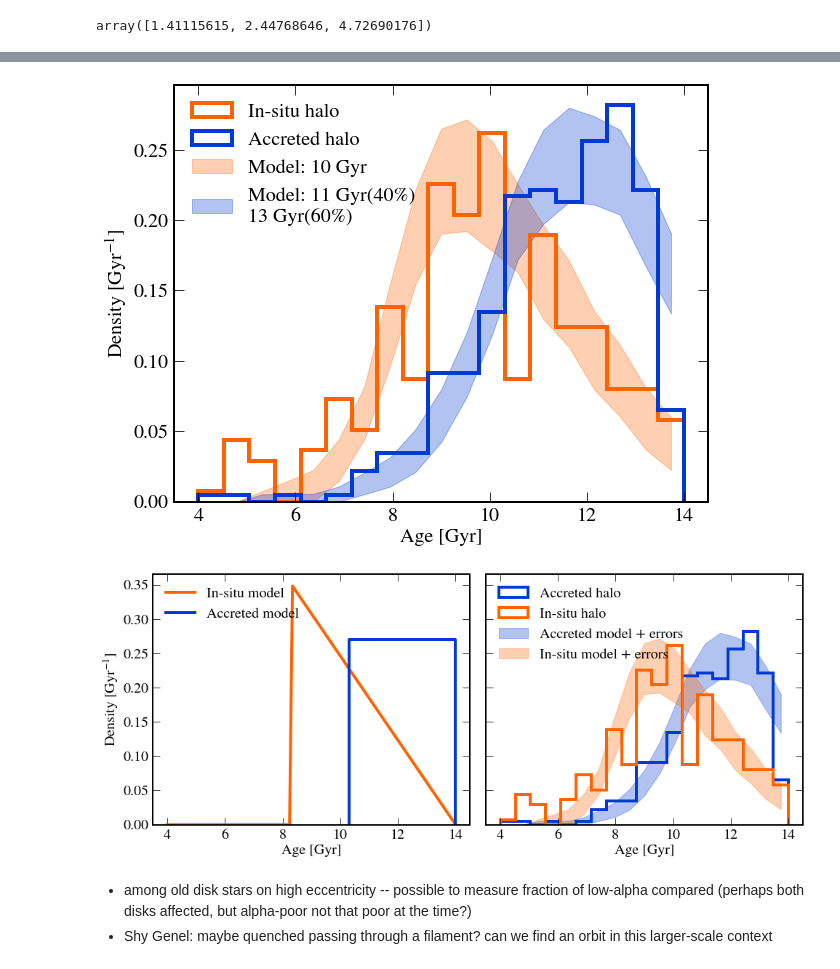
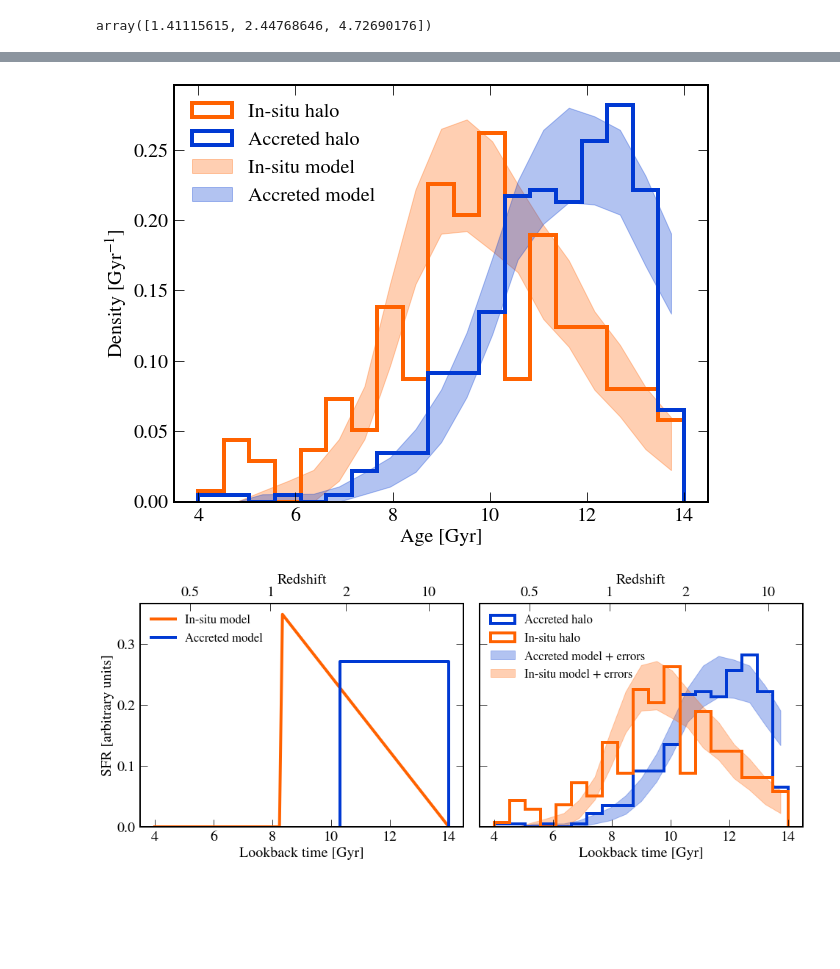
Before and after one commit to abonaca/mw_timing, a Jupyter notebook: notebooks/paper_figures.ipynb, the cells around one changed output, grey strips where cells are left out. Cells and saved outputs as stored; diff of their text form; code cells hidden in the pictures; blank space fills up the shorter version.

```diff
--- a/notebooks/paper_figures.ipynb
+++ b/notebooks/paper_figures.ipynb
@@ -251,0 +242,9 @@ plt.savefig('../paper/afeh_eccen_age.pdf')
+# %%
+from colossus.cosmology import cosmology
+cosmo = cosmology.setCosmology('planck18')
+# %%
+z = np.array([0.5,1,2,10])
+zlabel = [('%f' % x).rstrip('0').rstrip('.') for x in z]
+lookback = cosmo.lookbackTime(z)
+print(zlabel)
+print(lookback)
@@ -404,10 +366,10 @@ model_ins_dn, model_ins_up = np.percentile(h_age_ins, [16,84], axis=0)
 plt.figure(figsize=(9,7))
 
 plt.hist(obs_ins, bins=abins, color=orange, histtype='step', lw=4, density=True, label='In-situ halo')
-plt.fill_between(bcen, model_ins_dn, model_ins_up, color=orange, alpha=0.3, label='Model: 10 Gyr')
+plt.fill_between(bcen, model_ins_dn, model_ins_up, color=orange, alpha=0.3, label='In-situ model')
 
 plt.hist(obs_acc, bins=abins, color=blue, histtype='step', lw=4, density=True, label='Accreted halo')
-plt.fill_between(bcen, model_acc_dn, model_acc_up, color=blue, alpha=0.3, label='Model: 11 Gyr(40%)\n13 Gyr(60%)')
+plt.fill_between(bcen, model_acc_dn, model_acc_up, color=blue, alpha=0.3, label='Accreted model')
 
 plt.legend(loc=2, frameon=False)
 plt.xlabel('Age [Gyr]')
@@ -416,51 +378,42 @@ plt.ylabel('Density [Gyr$^{-1}$]')
 plt.tight_layout()
 plt.savefig('../plots/ages_model_delta.png')
 # %% [output]
-[figure, old version]
+[figure, new version]
 # %%
 fig, ax = plt.subplots(1,2,figsize=(14,6), sharex=True, sharey=True)
 
 plt.sca(ax[0])
 x_ = np.linspace(4,14,100)
-# y_ = scipy.stats.norm.pdf(x_, 10, 1.5)
 y_ = f_ramp(x_, 8.3, 14)
 plt.plot(x_, y_, '-', color=orange, lw=4, label='In-situ model')
 
 y = 1/3.7
 x_ = np.array([10.3, 10.3, 14, 14])
 y_ = np.array([0, y, y, 0])
 plt.plot(x_, y_, '-', color=blue, lw=4, label='Accreted model')
 
-# ymax = np.max(y_)/0.6
-# x_ = np.array([11,11])
-# y_ = np.array([0, 0.4*ymax])
-# plt.plot(x_, y_, '-', color=blue, lw=4, label='Accreted model')
-
-# x_ = np.array([13,13])
-# y_ = np.array([0, 0.6*ymax])
-# plt.plot(x_, y_, '-', color=blue, lw=4, label='')
-
-plt.legend(loc=2, frameon=False)
-plt.xlabel('Age [Gyr]')
-plt.ylabel('Density [Gyr$^{-1}$]')
+plt.legend(loc=2, frameon=False, fontsize='small')
+plt.xlabel('Lookback time [Gyr]')
+plt.ylabel('SFR [arbitrary units]')
 
 plt.sca(ax[1])
 plt.hist(obs_acc, bins=abins, color=blue, histtype='step', lw=4, density=True, label='Accreted halo')
-# plt.fill_between(bcen, model_acc_dn, model_acc_up, color=blue, alpha=0.3, label='Model: const(10.3, 13.1)')
 plt.fill_between(bcen, model_acc_dn, model_acc_up, color=blue, alpha=0.3, label='Accreted model + errors')
 
 plt.hist(obs_ins, bins=abins, color=orange, histtype='step', lw=4, density=True, label='In-situ halo')
-# plt.fill_between(bcen, model_ins_dn, model_ins_up, color=orange, alpha=0.3, label='Model: normal(10, 1.5)')
 plt.fill_between(bcen, model_ins_dn, model_ins_up, color=orange, alpha=0.3, label='In-situ model + errors')
 
-plt.legend(loc=2, frameon=False)
-plt.xlabel('Age [Gyr]')
-# plt.ylabel('Density [Gyr$^{-1}$]')
+plt.legend(loc=2, frameon=False, fontsize='small')
+plt.xlabel('Lookback time [Gyr]')
+
+for ax1 in ax:
+    ax2 = ax1.twiny()
+    ax2.set_xlim(ax1.get_xlim())
+    ax2.set_xticks(lookback)
+    ax2.set_xticklabels(zlabel)
+    ax2.set_xlabel('Redshift')
 
 plt.tight_layout()
 plt.savefig('../paper/ages_model.pdf')
 # %% [output]
-[figure, old version]
+[figure, new version]
-# %% [markdown]
-- among old disk stars on high eccentricity -- possible to measure fraction of low-alpha compared (perhaps both disks affected, but alpha-poor not that poor at the time?)
-- Shy Genel: maybe quenched passing through a filament? can we find an orbit in this larger-scale context
```
Also changed, not shown: parts of 9 cells of this notebook.
